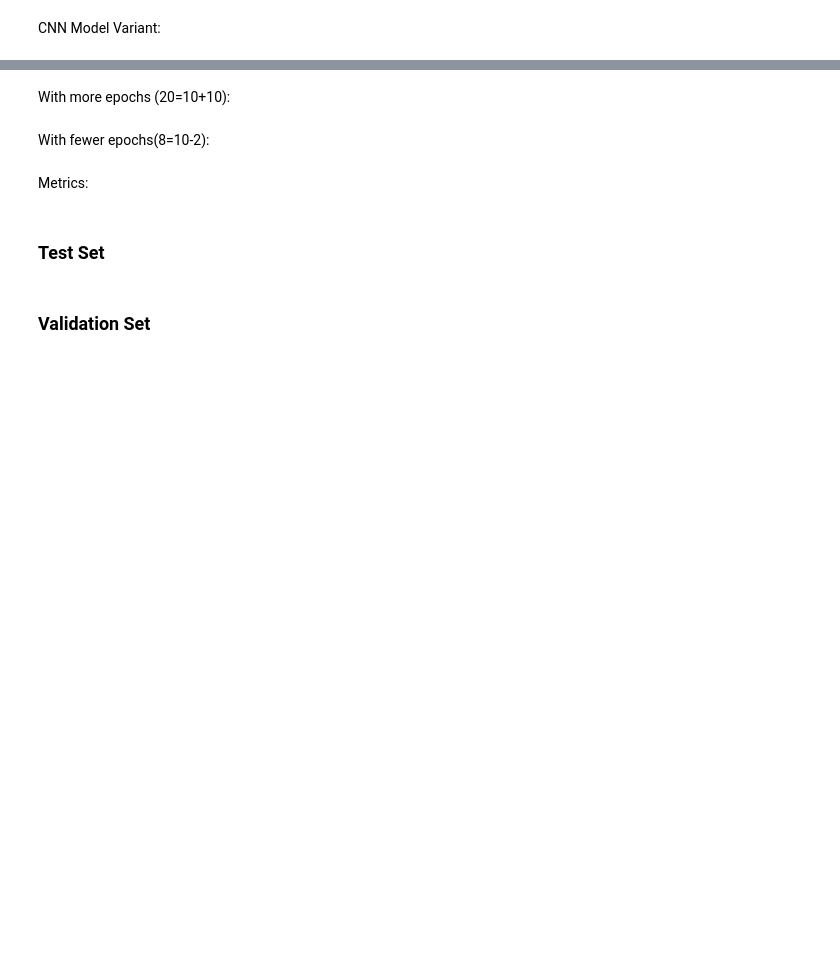
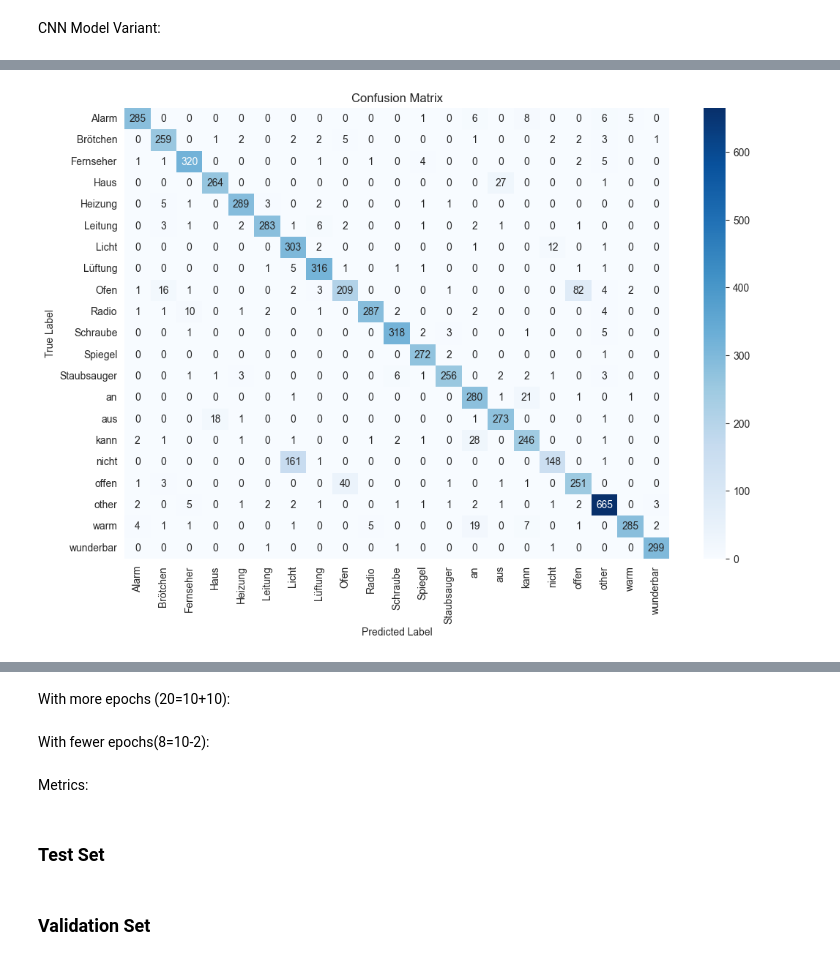
Before and after one commit to wolfram-laube/mlpc-project_team-park, a Jupyter notebook: task_3/fastlane.ipynb, the cells around one changed output, grey strips where cells are left out. Cells and saved outputs as stored; diff of their text form; code cells hidden in the pictures; blank space fills up the shorter version.

```diff
--- a/task_3/fastlane.ipynb
+++ b/task_3/fastlane.ipynb
@@ -517,83 +590,55 @@ CNN Model Variant:
 # %%
-from tensorflow.keras.models import Sequential, load_model
-from tensorflow.keras.layers import Conv1D, MaxPooling1D, Dropout, Flatten, Dense
-from tensorflow.keras.optimizers import Adam
+from sklearn.metrics import confusion_matrix, classification_report
+import matplotlib.pyplot as plt
+import seaborn as sns
 
-# Define the number of labels (classes)
-num_classes = len(np.unique(y_train))
+# Evaluate the model
+y_pred = model_v2.predict(X_val_cnn)
+y_pred_classes = np.argmax(y_pred, axis=1)
+y_val_classes = np.argmax(y_val_cnn, axis=1)
 
-# Persistent best model - updated by training
-model_save_path = 'word_model.h5'
+# Classification report
+print("Conv1D Neural Network Classifier Report")
+print(classification_report(y_val_classes, y_pred_classes, zero_division=0))
 
-# Define the modified model
-model_v2 = Sequential([
-    # First Conv1D layer
-    Conv1D(filters=8, kernel_size=13, padding='valid', activation='relu', strides=1, input_shape=(X_train_cnn.shape[1], 1)),
-    MaxPooling1D(pool_size=3),
-    Dropout(0.3),
+# Confusion matrix
+conf_matrix = confusion_matrix(y_val_classes, y_pred_classes)
+plt.figure(figsize=(12, 8))
+sns.heatmap(conf_matrix, annot=True, fmt='d', cmap='Blues', xticklabels=label_encoder.classes_, yticklabels=label_encoder.classes_)
+plt.xlabel('Predicted Label')
+plt.ylabel('True Label')
+plt.title('Confusion Matrix')
+plt.show()
 
-    # Second Conv1D layer
-    Conv1D(filters=16, kernel_size=11, padding='valid', activation='relu', strides=1),
-    MaxPooling1D(pool_size=3),
-    Dropout(0.3),
-
-    # Third Conv1D layer
-    Conv1D(filters=32, kernel_size=9, padding='valid', activation='relu', strides=1),
-    MaxPooling1D(pool_size=3),
-    Dropout(0.3),
-
-    # Fourth Conv1D layer
-    Conv1D(filters=64, kernel_size=7, padding='valid', activation='relu', strides=1),
-    MaxPooling1D(pool_size=3),
-    Dropout(0.3),
-
-    # Flatten layer
-    Flatten(),
-
-    # Dense Layer 1
-    Dense(256, activation='relu'),
-    Dropout(0.3),
-
-    # Dense Layer 2
-    Dense(128, activation='relu'),
-    Dropout(0.3),
-
-    # Output layer
-    Dense(num_classes, activation='softmax')
-])
-
-# Compile the model
-model_v2.compile(optimizer=Adam(), loss='categorical_crossentropy', metrics=['accuracy'])
-
-# Train the model
-history_v2 = model_v2.fit(X_train_cnn, y_train_cnn, validation_data=(X_val_cnn, y_val_cnn), epochs=10, batch_size=32)
-
-# Evaluate the model on the validation set
-val_loss_v2, val_accuracy_v2 = model_v2.evaluate(X_val_cnn, y_val_cnn)
-print(f'Modified 1D CNN Validation Accuracy: {val_accuracy_v2}')
-print(f'Modified 1D CNN Validation Loss: {val_loss_v2}')
-
-# Evaluate the model on the test set
-test_loss_v2, test_accuracy_v2 = model_v2.evaluate(X_test_cnn, y_test_cnn)
-print(f'Modified 1D CNN Test Accuracy: {test_accuracy_v2}')
-print(f'Modified 1D CNN Test Loss: {test_loss_v2}')
+# Learning curves
+plt.figure(figsize=(12, 6))
+plt.plot(history_v2.history['loss'], label='Training Loss')
+plt.plot(history_v2.history['val_loss'], label='Validation Loss')
+plt.plot(history_v2.history['accuracy'], label='Training Accuracy')
+plt.plot(history_v2.history['val_accuracy'], label='Validation Accuracy')
+plt.axvline(np.argmin(history_v2.history['val_loss']), color='r', linestyle='--', label='Early Stopping Checkpoint')
+plt.xlabel('Epochs')
+plt.ylabel('Loss/Accuracy')
+plt.title('Learning Curves')
+plt.legend()
+plt.show()
 
 # Load the previous best model and evaluate its performance
 if os.path.exists(model_save_path):
     previous_model = load_model(model_save_path)
-    previous_val_loss, previous_val_accuracy = previous_model.evaluate(X_val, y_val)
+    previous_val_loss, previous_val_accuracy = previous_model.evaluate(X_val_cnn, y_val_cnn)
     print(f"Previous model validation accuracy: {previous_val_accuracy}")
 else:
     previous_val_accuracy = 0
     print("No previous model found. Saving current model as the best model.")
 
 # Compare the performance of the current model with the previous best model
-current_val_loss, current_val_accuracy = model_v2.evaluate(X_val, y_val)
+current_val_loss, current_val_accuracy = model_v2.evaluate(X_val_cnn, y_val_cnn)
 print(f"Current model validation accuracy: {current_val_accuracy}")
 
 if current_val_accuracy > previous_val_accuracy:
     print("Current model outperforms the previous model. Saving the current model.")
-    model.save(model_save_path)
+    model_v2.save(model_save_path)
 else:
     print("Previous model outperforms the current model. Keeping the previous model.")
 # %% [output]
@@ -616,0 +662 @@ No previous model found. Saving current model as the best model.
+[figure, added]
```
Also changed, not shown: parts of 8 cells of this notebook.
